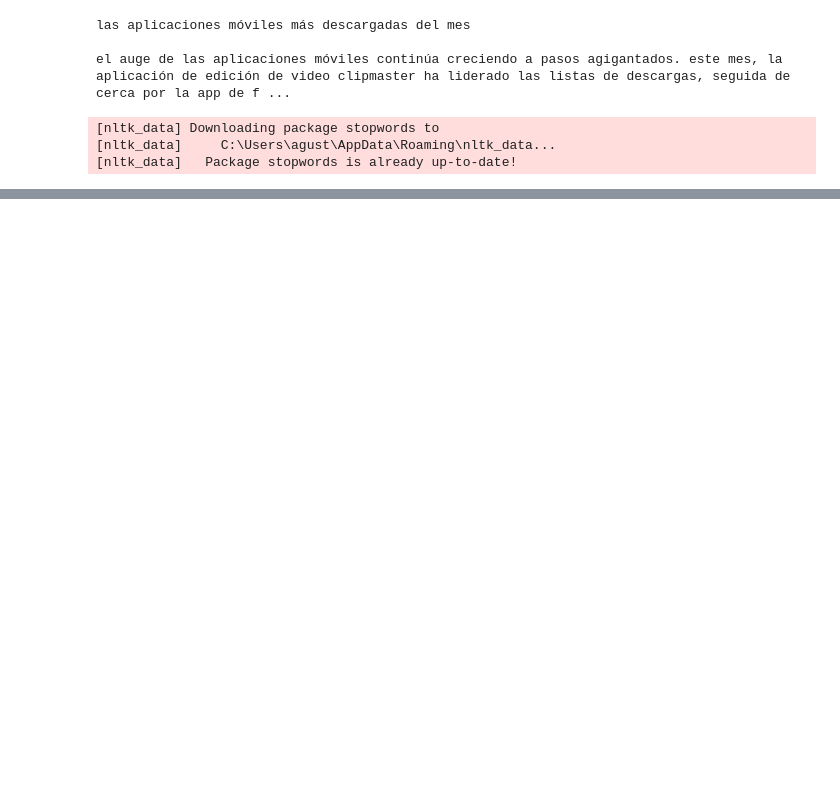
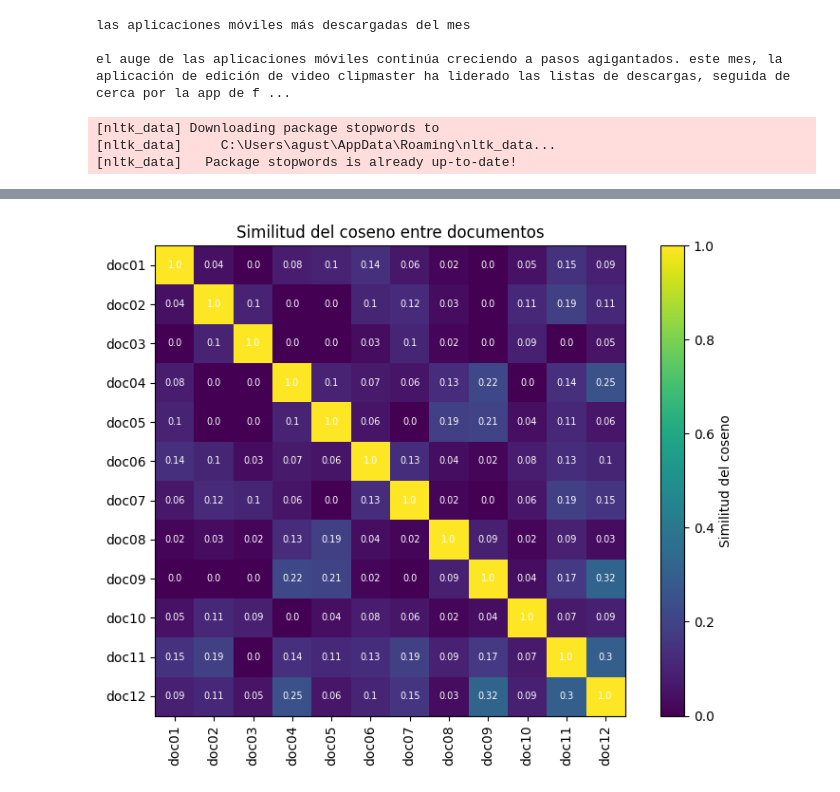
Before and after one commit to Agustin-Casebonne/PLN, a Jupyter notebook: practica2/practica_2.ipynb, the cells around one changed output, grey strips where cells are left out. Cells and saved outputs as stored; diff of their text form; code cells hidden in the pictures; blank space fills up the shorter version.

```diff
--- a/practica2/practica_2.ipynb
+++ b/practica2/practica_2.ipynb
@@ -55,0 +63,8 @@ hoy se anunció el lanzamiento del último smartphone de la reconocida marca tec
+# %%
+# Aplicar el preprocesamiento a los 12 documentos
+tokens = {}
+for i in range(1, 13):
+    tokens[f"doc{i:02d}"] = limpiar(globals()[f"doc{i}_text"])
+
+nombres = list(tokens.keys())
+print(nombres)
@@ -55,0 +116,17 @@ hoy se anunció el lanzamiento del último smartphone de la reconocida marca tec
+# %%
+def similitud_coseno(a, b):
+    # Fórmula: (a · b) / (|a| * |b|)
+    producto_punto = np.dot(a, b)        # suma de multiplicar posición a posición
+    norma_a = np.sqrt(np.sum(a * a))     # "longitud" del vector a
+    norma_b = np.sqrt(np.sum(b * b))     # "longitud" del vector b
+    return producto_punto / (norma_a * norma_b)
+
+n = len(nombres)
+sim = np.zeros((n, n))                   # tabla vacía de 12x12
+
+for i in range(n):
+    for j in range(n):
+        sim[i, j] = similitud_coseno(bow[i], bow[j])
+
+df_sim = pd.DataFrame(sim, index=nombres, columns=nombres)
+df_sim.round(3)
@@ -55,0 +147,20 @@ hoy se anunció el lanzamiento del último smartphone de la reconocida marca tec
+# %%
+plt.figure(figsize=(8, 6))
+plt.imshow(sim, cmap="viridis", vmin=0, vmax=1)   # cada casilla es un color según su valor
+plt.colorbar(label="Similitud del coseno")
+
+# Nombres de los documentos en los ejes
+plt.xticks(range(n), nombres, rotation=90)
+plt.yticks(range(n), nombres)
+
+# Escribir el número dentro de cada casilla
+for i in range(n):
+    for j in range(n):
+        plt.text(j, i, round(sim[i, j], 2), ha="center", va="center", color="white", fontsize=7)
+
+plt.title("Similitud del coseno entre documentos")
+plt.tight_layout()
+plt.savefig("heatmap_similitud.png", dpi=150)
+plt.show()
+# %% [output]
+[figure, added]
```
Also changed, not shown: parts of 12 cells of this notebook, 1 other file.
